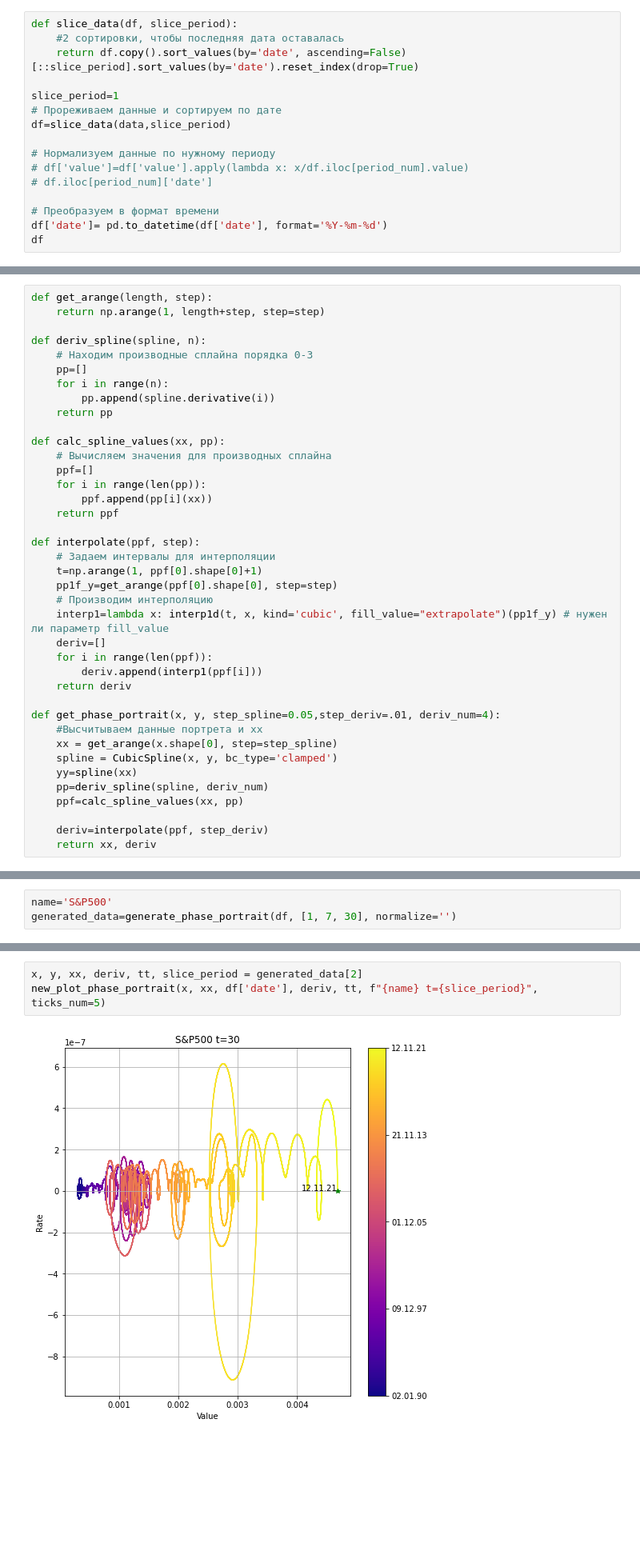
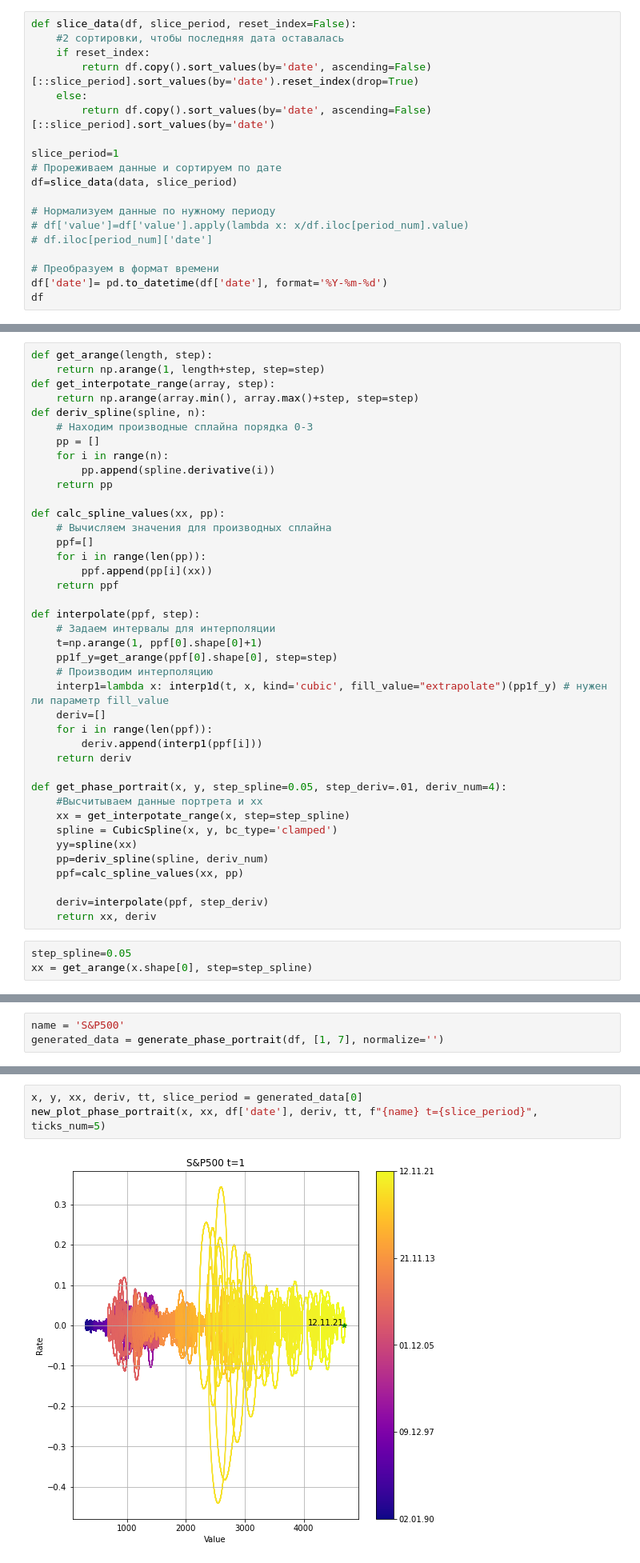
Before and after one commit to Karpovich-alex/phase-portrait-Nasdaq, a Jupyter notebook: Article_SnP.ipynb, the cells around one changed output, grey strips where cells are left out. Shown at 80% size. Drawn from its saved outputs; the diff is of its cells as text; blank space fills up the shorter version.

```diff
--- a/Article_SnP.ipynb
+++ b/Article_SnP.ipynb
@@ -19,13 +19,16 @@ data= pd.read_csv('S&P500_Yahoo.csv')
 data=data[['Date', 'Adj Close']]
 data.columns=['date', 'value']
 # %%
-def slice_data(df, slice_period):
+def slice_data(df, slice_period, reset_index=False):
     #2 сортировки, чтобы последняя дата оставалась
-    return df.copy().sort_values(by='date', ascending=False)[::slice_period].sort_values(by='date').reset_index(drop=True)
+    if reset_index:
+        return df.copy().sort_values(by='date', ascending=False)[::slice_period].sort_values(by='date').reset_index(drop=True)
+    else:
+        return df.copy().sort_values(by='date', ascending=False)[::slice_period].sort_values(by='date')
 
 slice_period=1
 # Прореживаем данные и сортируем по дате
-df=slice_data(data,slice_period)
+df=slice_data(data, slice_period)
 
 # Нормализуем данные по нужному периоду
 # df['value']=df['value'].apply(lambda x: x/df.iloc[period_num].value)
@@ -58,10 +61,11 @@ plt.show()
 # %%
 def get_arange(length, step):
     return np.arange(1, length+step, step=step)
-
+def get_interpotate_range(array, step):
+    return np.arange(array.min(), array.max()+step, step=step)
 def deriv_spline(spline, n):
     # Находим производные сплайна порядка 0-3
-    pp=[]
+    pp = []
     for i in range(n):
         pp.append(spline.derivative(i))
     return pp
@@ -84,9 +88,9 @@ def interpolate(ppf, step):
         deriv.append(interp1(ppf[i]))
     return deriv
 
-def get_phase_portrait(x, y, step_spline=0.05,step_deriv=.01, deriv_num=4):
+def get_phase_portrait(x, y, step_spline=0.05, step_deriv=.01, deriv_num=4):
     #Высчитываем данные портрета и xx
-    xx = get_arange(x.shape[0], step=step_spline)
+    xx = get_interpotate_range(x, step=step_spline)
     spline = CubicSpline(x, y, bc_type='clamped')
     yy=spline(xx)
     pp=deriv_spline(spline, deriv_num)
@@ -94,3 +98,6 @@ def get_phase_portrait(x, y, step_spline=0.05,step_deriv=.01, deriv_num=4):
 
     deriv=interpolate(ppf, step_deriv)
     return xx, deriv
+# %%
+step_spline=0.05
+xx = get_arange(x.shape[0], step=step_spline)
@@ -195,8 +196,8 @@ def generate_phase_portrait(df, slices, normalize=''):
         data.append(calc_phase_portrait(df, slice_period, normalize))
     return data
 # %%
-name='S&P500'
-generated_data=generate_phase_portrait(df, [1, 7, 30], normalize='')
+name = 'S&P500'
+generated_data = generate_phase_portrait(df, [1, 7], normalize='')
 # %%
 # from itertools import chain
 # y_lims=list(chain(*[(min(slice_data[3][1]), max(slice_data[3][1])) for slice_data in generated_data]))
@@ -207,6 +219,6 @@ x_lim=(0, 5)
 # %%
-x, y, xx, deriv, tt, slice_period = generated_data[2]
+x, y, xx, deriv, tt, slice_period = generated_data[0]
 new_plot_phase_portrait(x, xx, df['date'], deriv, tt, f"{name} t={slice_period}", ticks_num=5)
 # %% [output]
-[figure, old version]
+[figure, new version]
 # %%
```
Also changed, not shown: parts of 10 cells of this notebook, 5 other files.
